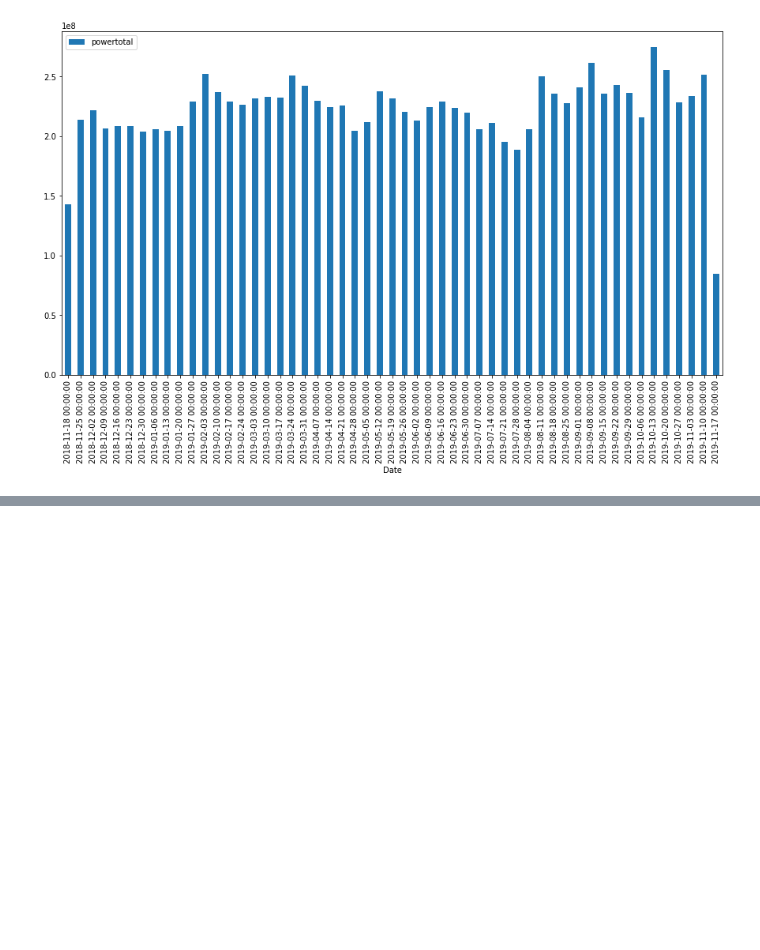
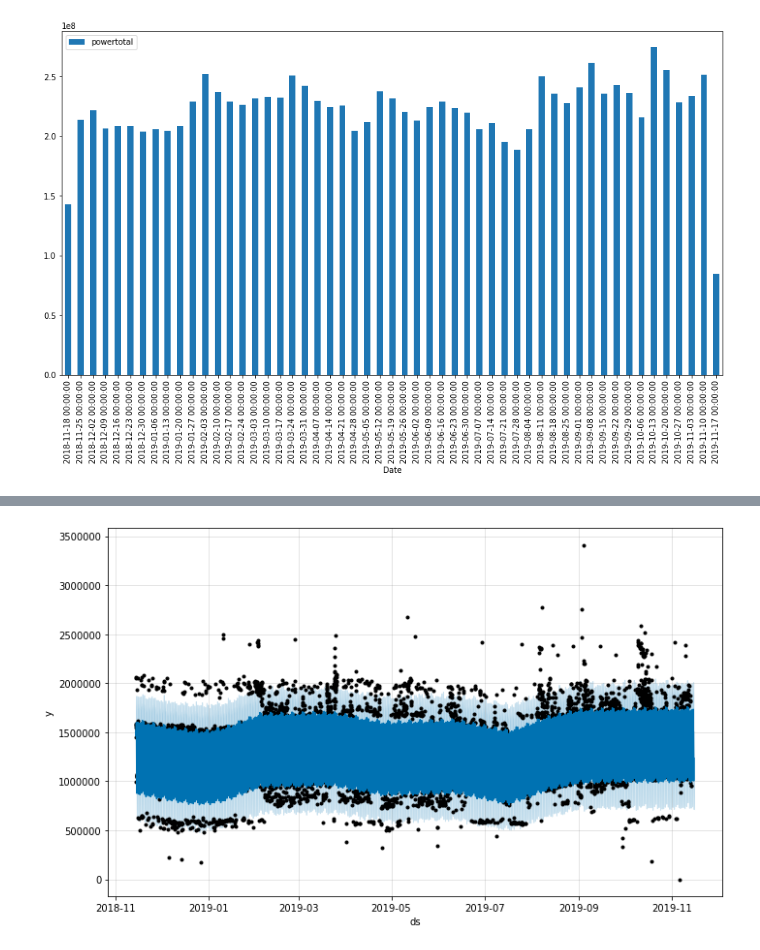
Before and after one commit to Landstein/Water-Treatment-Plant-Power-Predictions, a Jupyter notebook: Facebook Prophet Analysis.ipynb, the cells around one changed output, grey strips where cells are left out. Saved outputs shown, nothing was run; the diff lists cells and outputs as text; code cells hidden in the pictures; blank space fills up the shorter version.

Commit message:
Facebook Prophet Model

```diff
--- a/Facebook Prophet Analysis.ipynb
+++ b/Facebook Prophet Analysis.ipynb
@@ -89,0 +92,10 @@ df_power.resample('W').sum().plot.bar(figsize=(15,8))
+# %%
+# Dataset
+df_pt = pd.read_csv('df_pt.csv')
+df_pt.drop('Unnamed: 0', axis = 1, inplace=True)
+df_pt['df'] = pd.to_datetime(df_pt['ds'])
+# %%
+# Building the model
+m = Prophet()
+
+m.fit(df_pt)
@@ -89,0 +105,7 @@ df_power.resample('W').sum().plot.bar(figsize=(15,8))
+# %%
+#Forecasting 2 days in the future creating future DF
+# periods = 48 because the freq is 1H
+future = m.make_future_dataframe(periods=48,freq = '1H')
+# %%
+# making predictions using the future DF
+forecast = m.predict(future)
@@ -89,0 +122,4 @@ df_power.resample('W').sum().plot.bar(figsize=(15,8))
+# %%
+m.plot(forecast);
+# %% [output]
+[figure, added]
```
Also changed, not shown: parts of 5 cells of this notebook.
